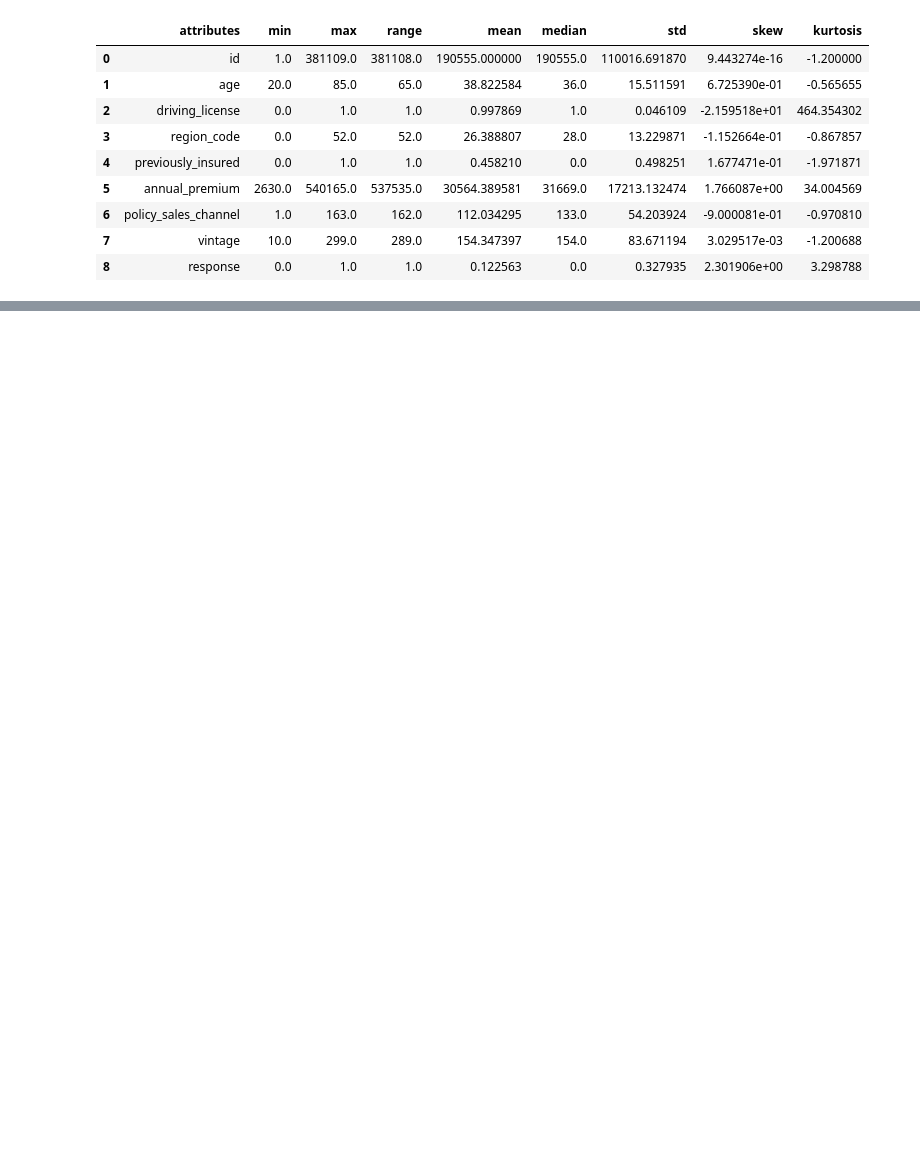
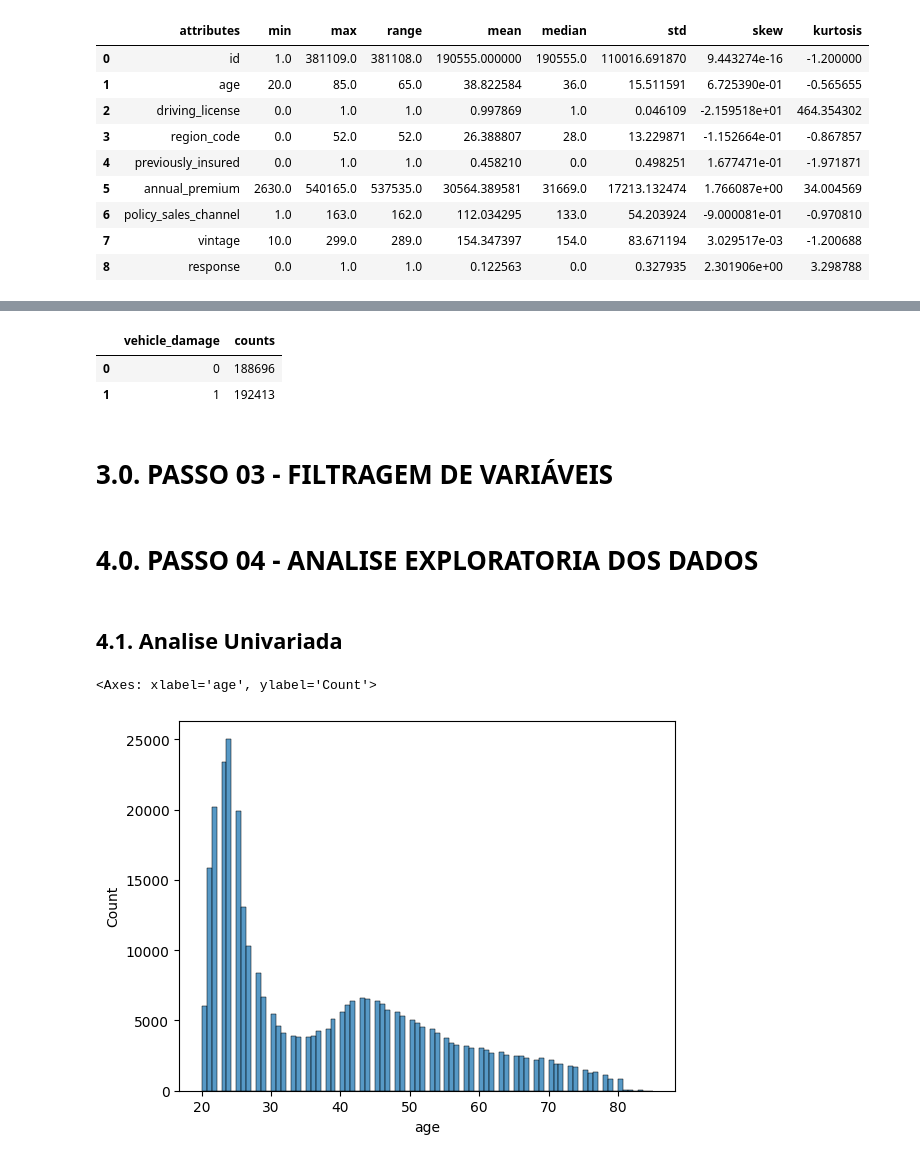
Before and after one commit to IgMnT/PropensaoDeCompra, a Jupyter notebook: notebooks/sales-prediction.ipynb, the cells around one changed output, grey strips where cells are left out. Drawn from its saved outputs; the diff is of its cells as text; code cells hidden in the pictures; blank space fills up the shorter version.

Commit message:
Finalizado o passo 4

```diff
--- a/notebooks/sales-prediction.ipynb
+++ b/notebooks/sales-prediction.ipynb
@@ -149,0 +145,3 @@ sns.boxplot( x='vehicle_damage', y='response', data=df1 )
+# %%
+df2 = df1.copy()
+df2.head()
@@ -149,0 +159,30 @@ sns.boxplot( x='vehicle_damage', y='response', data=df1 )
+# %%
+df2['vehicle_age'] = df2['vehicle_age'].apply(
+    lambda x: 'over2years' if x == '> 2 Years'
+    else 'between1and2years' if x == '1-2 Year'
+    else 'lessthan1year' if x == '< 1 Year'
+    else x
+)
+df2['vehicle_damage'] = df2['vehicle_damage'].apply(lambda x: 1 if str(x).strip().lower() == 'yes' else 0)
+df2.loc[:,:].groupby('vehicle_damage').size().reset_index(name='counts')
+# %% [output]
+|  | vehicle_damage | counts |
+| 0 | 0 | 188696 |
+| 1 | 1 | 192413 |
+# %% [markdown]
+# 3.0. PASSO 03 - FILTRAGEM DE VARIÁVEIS
+# %%
+df3 = df2.copy()
+# %% [markdown]
+# 4.0. PASSO 04 - ANALISE EXPLORATORIA DOS DADOS
+# %%
+df4 = df3.copy()
+# %% [markdown]
+## 4.1. Analise Univariada
+# %%
+#age
+aux = df4.loc[df4['response'] == 0, 'age']
+sns.histplot(aux)
+# %% [output]
+<Axes: xlabel='age', ylabel='Count'>
+[figure, added]
```
Also changed, not shown: parts of 28 cells of this notebook.
